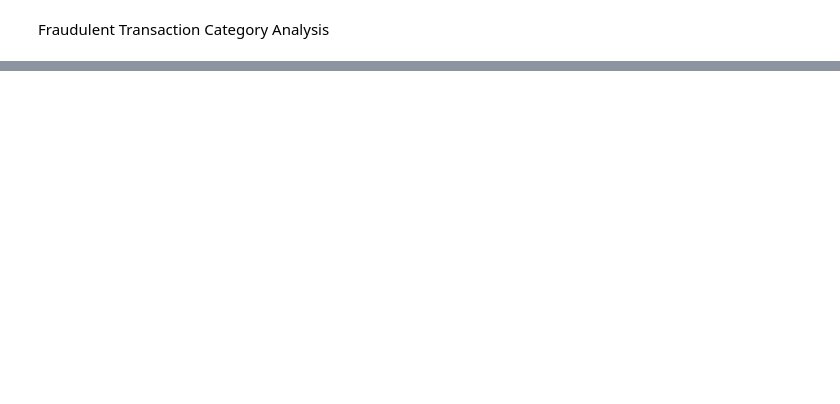
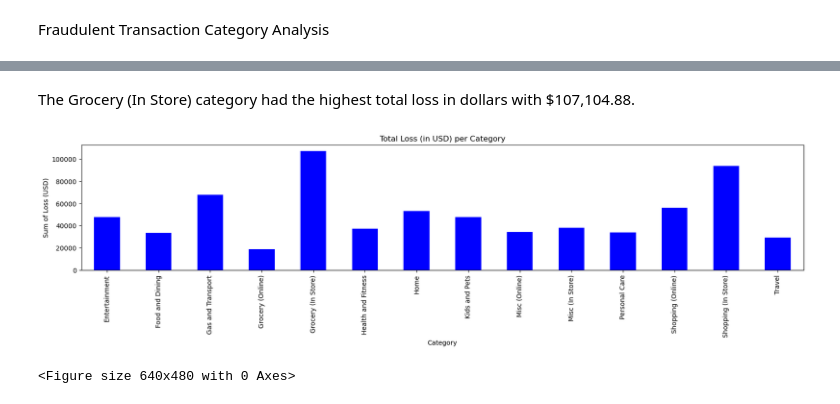
Before and after one commit to Atlkells/Project_1_Group_3, a Jupyter notebook: SKproject1code.ipynb, the cells around one changed output, grey strips where cells are left out. Cells and saved outputs as stored; diff of their text form; code cells hidden in the pictures; blank space fills up the shorter version.

```diff
--- a/SKproject1code.ipynb
+++ b/SKproject1code.ipynb
@@ -109 +78,4 @@ plt.tight_layout()
 <Figure size 640x480 with 0 Axes>
+# %%
+grouped_category_df = cc_data.groupby(["category"])
+grouped_category_df.count().head(20)
@@ -109,0 +99,3 @@ plt.tight_layout()
+# %%
+category_amt = grouped_category_df['amt'].sum()
+category_amt
@@ -109,0 +119,3 @@ plt.tight_layout()
+# %%
+cleaned_category_amt = category_amt.rename(index= {'gas_transport': 'Gas and Transport', 'home': 'Home', 'grocery_pos': 'Grocery (In Store)', 'shopping_pos': "Shopping (In Store)", 'kids_pets': 'Kids and Pets', 'entertainment': 'Entertainment', 'health_fitness': 'Health and Fitness', 'personal_care': 'Personal Care', 'food_dining': 'Food and Dining', 'shopping_net': 'Shopping (Online)', 'misc_pos': 'Misc (In Store)', 'misc_net': 'Misc (Online)', 'grocery_net': 'Grocery (Online)', 'travel': 'Travel'})
+cleaned_category_amt
@@ -109,0 +139,13 @@ plt.tight_layout()
+# %% [markdown]
+The Grocery (In Store) category had the highest total loss in dollars with $107,104.88.
+# %%
+category_totals_bar = cleaned_category_amt.plot(kind="bar", color= 'b', figsize=(20,3.5))
+# PandasPlot.set_xticklabels() can be used to set the tick labels as well
+plt.title("Total Loss (in USD) per Category")
+plt.xlabel("Category")
+plt.ylabel("Sum of Loss (USD)")
+plt.show()
+plt.tight_layout()
+# %% [output]
+[figure, added]
+<Figure size 640x480 with 0 Axes>
```
Also changed, not shown: parts of 15 cells of this notebook.
